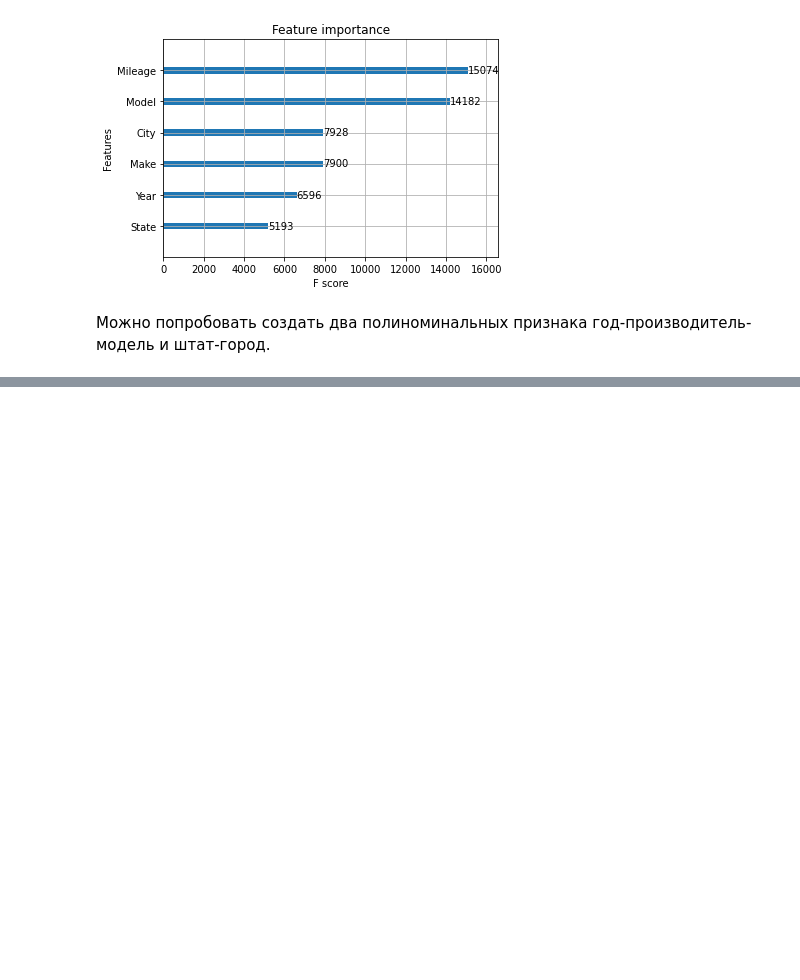
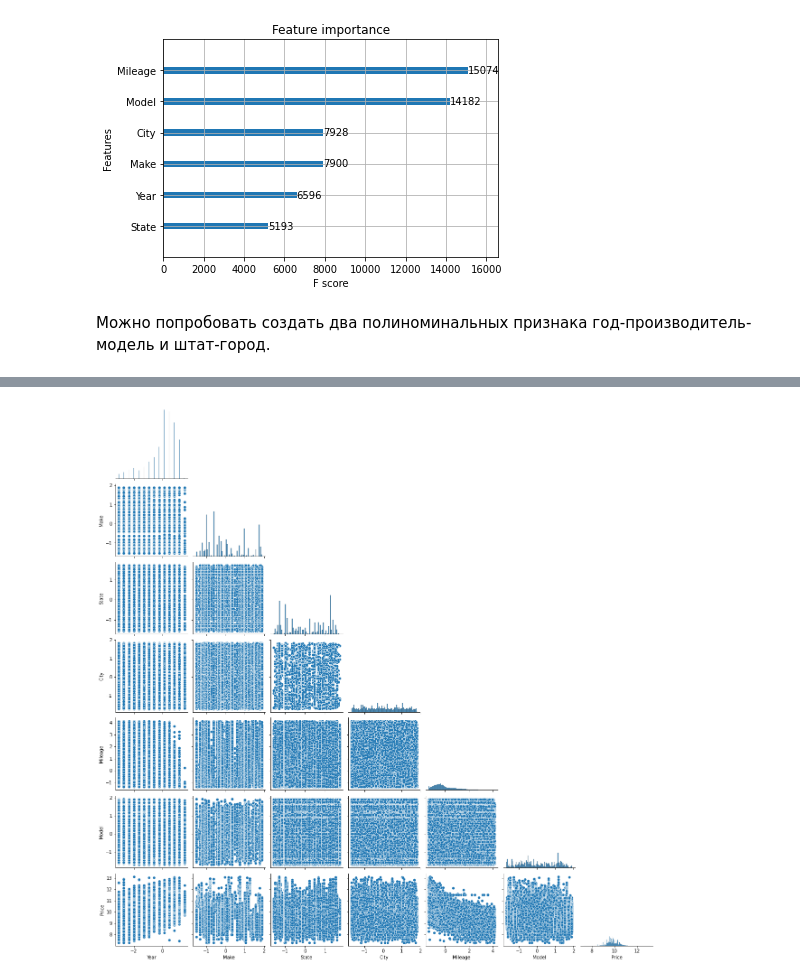
Before and after one commit to jast4ik/Hillel_ML_HW, a Jupyter notebook: Homework06/HW06.ipynb, the cells around one changed output, grey strips where cells are left out. Cells and saved outputs as stored; diff of their text form; code cells hidden in the pictures; blank space fills up the shorter version.

```diff
--- a/Homework06/HW06.ipynb
+++ b/Homework06/HW06.ipynb
@@ -488,0 +533,5 @@ plt.show()
+# %%
+sns.pairplot(data=temp_df, corner=True)
+plt.show()
+# %% [output]
+[figure, added]
```
Also changed, not shown: parts of 27 cells of this notebook, 4 other files.
